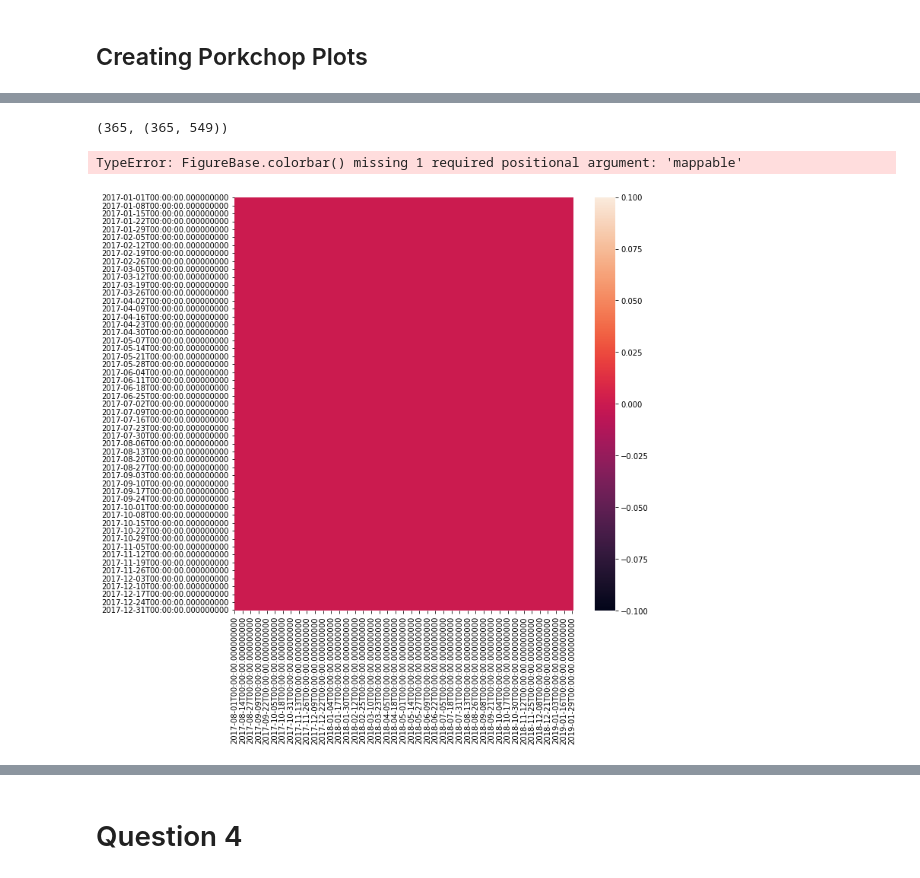
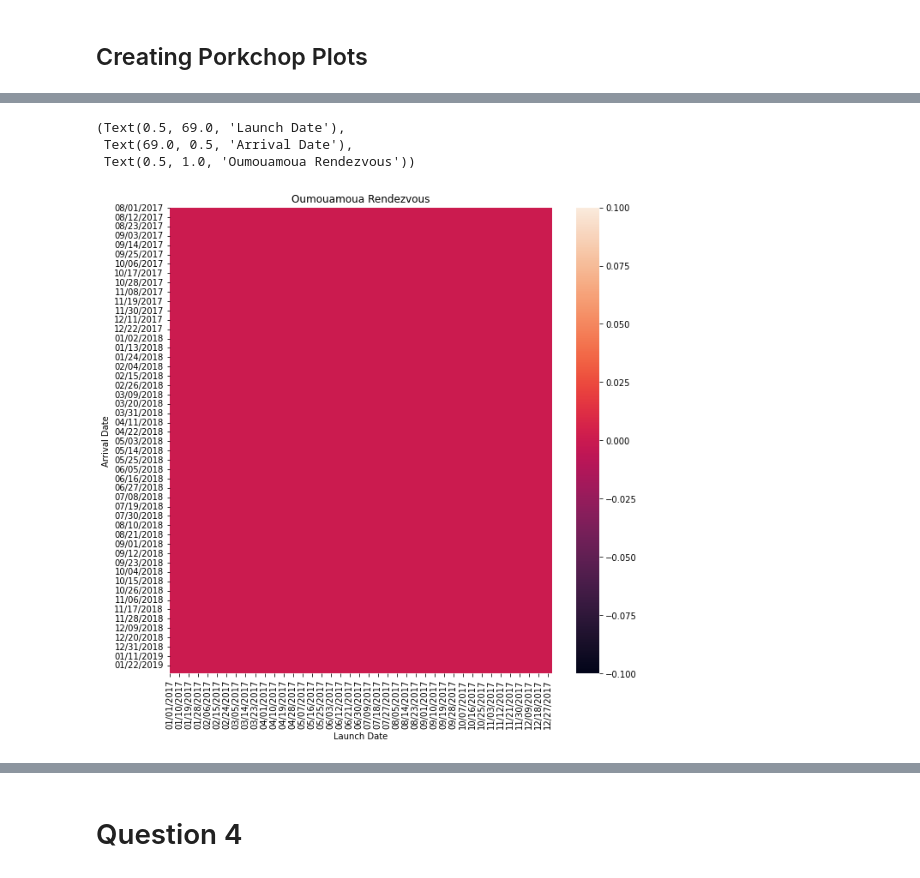
Before and after one commit to QuiteFiber93/Dylan-DSilva-AE502-SP23, a Jupyter notebook: hw1.ipynb, the cells around one changed output, grey strips where cells are left out. Cells and saved outputs as stored; diff of their text form; code cells hidden in the pictures.

```diff
--- a/hw1.ipynb
+++ b/hw1.ipynb
@@ -233,8 +250,8 @@ for delta_t in arrival_window-first_launch_date:
 # %% [markdown]
 ## Creating Porkchop Plots
 # %%
-delta_v_data_I1_flyby = np.empty((len(launch_window), len(arrival_window)))
-delta_v_data_I1_rv = np.empty((len(launch_window), len(arrival_window)))
+delta_v_data_I1_flyby = np.empty((len(launch_window), len(arrival_window))).T
+delta_v_data_I1_rv = np.empty((len(launch_window), len(arrival_window))).T
 # %%
 error_count = 0
 for i in range(len(launch_window)):
@@ -247,7 +264,7 @@ for i in range(len(launch_window)):
 
         delta_v = None
         if arrival_window[j] <= launch_window[i]:
-            delta_v_data_I1_flyby[j][i] = delta_v
+            delta_v_data_I1_flyby[i][i] = delta_v
             delta_v_data_I1_rv[j][i] = delta_v
             continue
         else:
@@ -265,6 +282,7 @@ for i in range(len(launch_window)):
                 delta_v = delta_v_prograde
             else:
                 delta_v = delta_v_retrograde
+
             if delta_v < max_delta_v_flyby:
                 delta_v_data_I1_flyby[j][i] = delta_v
             else:
@@ -299,13 +295,11 @@ Error Counter: 89
 # %%
-df = pd.DataFrame(delta_v_data_I1_rv, columns = pd.to_datetime(arrival_window, unit = "D", origin = "julian"), index = pd.to_datetime(launch_window, unit = "D", origin = "julian"))
+df = pd.DataFrame(delta_v_data_I1_rv, index = pd.to_datetime(arrival_window, unit = "D", origin = "julian").strftime('%m/%d/%Y'), columns = pd.to_datetime(launch_window, unit = "D", origin = "julian").strftime('%m/%d/%Y'))
-# %%
-len(launch_window), np.shape(delta_v_data_I1_rv)
-# %% [output]
-(365, (365, 549))
 # %%
 fig = plt.figure(figsize = (10, 10))
 ax = sns.heatmap(df)
-fig.colorbar(label = "Delta V")
+ax.set_xlabel("Launch Date"), ax.set_ylabel("Arrival Date"), ax.set_title("Oumouamoua Rendezvous")
 # %% [output]
-TypeError: FigureBase.colorbar() missing 1 required positional argument: 'mappable'
+(Text(0.5, 69.0, 'Launch Date'),
+ Text(69.0, 0.5, 'Arrival Date'),
+ Text(0.5, 1.0, 'Oumouamoua Rendezvous'))
-[figure, old version]
+[figure, new version]
```
Also changed, not shown: parts of 28 cells of this notebook.
